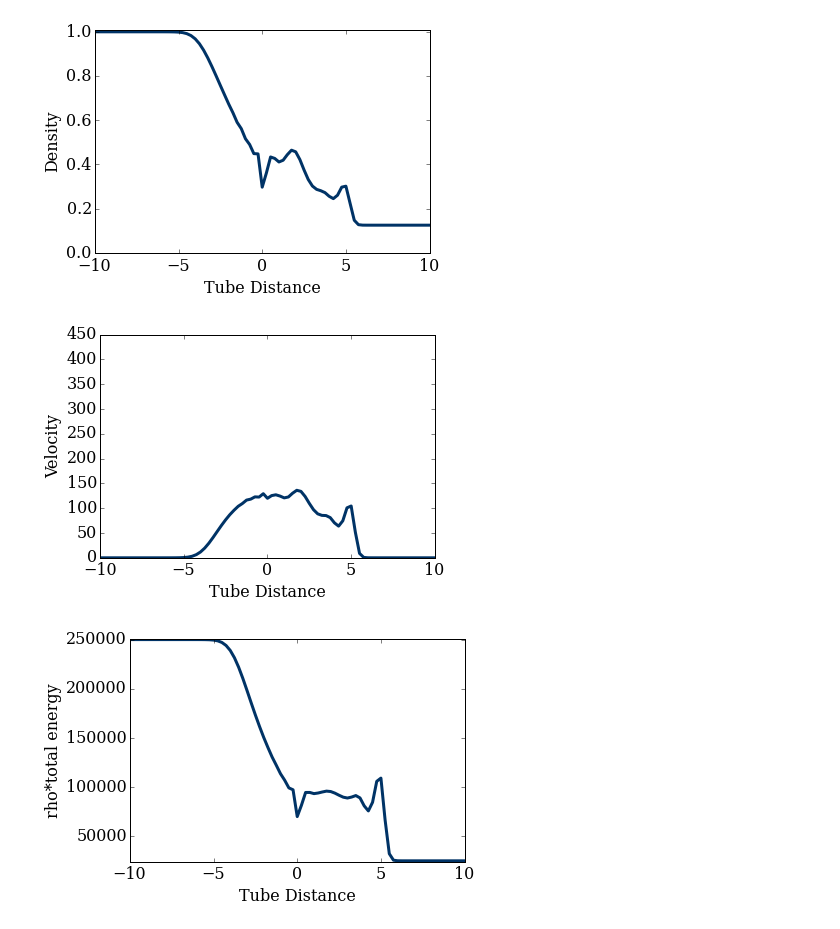
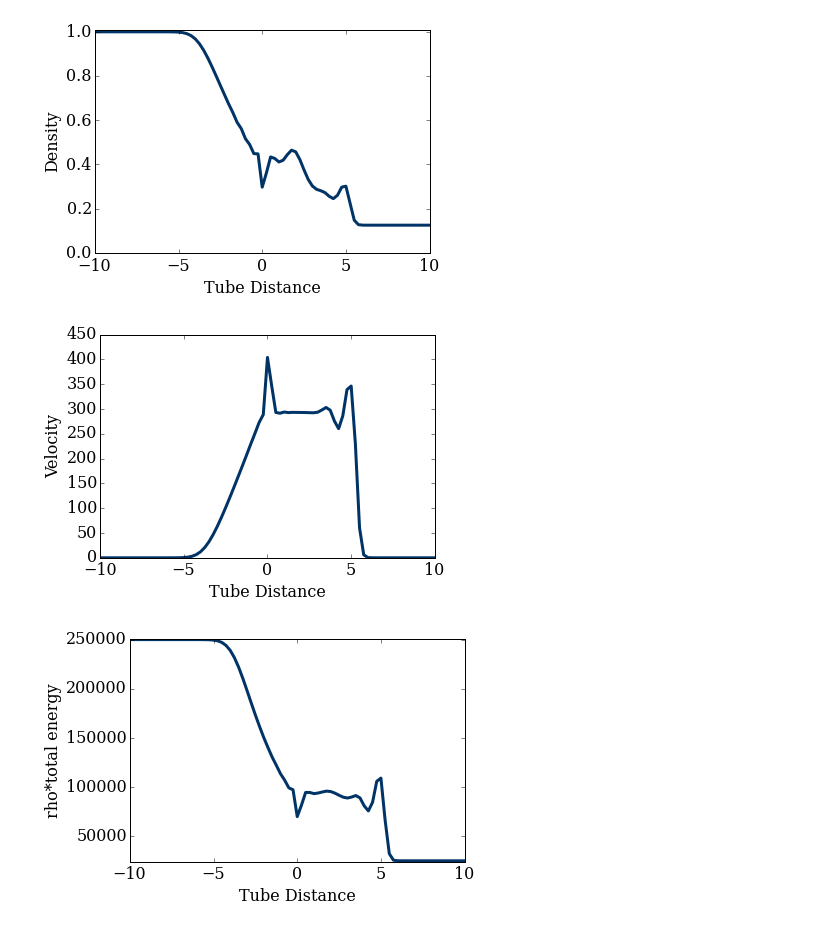
Before and after one commit to Pythonidae1/hw, a Jupyter notebook: GRADED_HW_Sods_Test.ipynb, the cells around one changed output. Saved outputs shown, nothing was run; the diff lists cells and outputs as text; code cells hidden in the pictures.

Commit message:
I figured it out! and it works, sweet!

```diff
--- a/GRADED_HW_Sods_Test.ipynb
+++ b/GRADED_HW_Sods_Test.ipynb
@@ -15,8 +15,8 @@ def u_initial(nx,rhol0,ul0,petl0,rhor0,ur0,petr0):
     u1[:(nx-1)/2]=rhol0
     u1[(nx-1)/2:]=rhor0
     u2 = numpy.zeros((nx))
-    u2[:(nx-1)/2]=ul0
-    u2[(nx-1)/2:]=ur0
+    u2[:(nx-1)/2]=ul0*rhol0
+    u2[(nx-1)/2:]=ur0*rhor0
     u3 = numpy.zeros((nx))
     u3[:(nx-1)/2]=petl0
     u3[(nx-1)/2:]=petr0
@@ -103,12 +103,12 @@ pyplot.ylim(0,1.01);
 # %% [output]
 [figure]
 # %%
-pyplot.plot(x, out[50,1,:], color='#003366', ls='-', lw=3)
+pyplot.plot(x, out[50,1,:]/out[50,0,:], color='#003366', ls='-', lw=3)
 pyplot.ylabel('Velocity')
 pyplot.xlabel('Tube Distance')
 pyplot.ylim(0,450);
 # %% [output]
-[figure, old version]
+[figure, new version]
 # %%
 pyplot.plot(x, out[50,2,:], color='#003366', ls='-', lw=3)
 pyplot.ylabel('rho*total energy')
```
Also changed, not shown: parts of 2 cells of this notebook.
